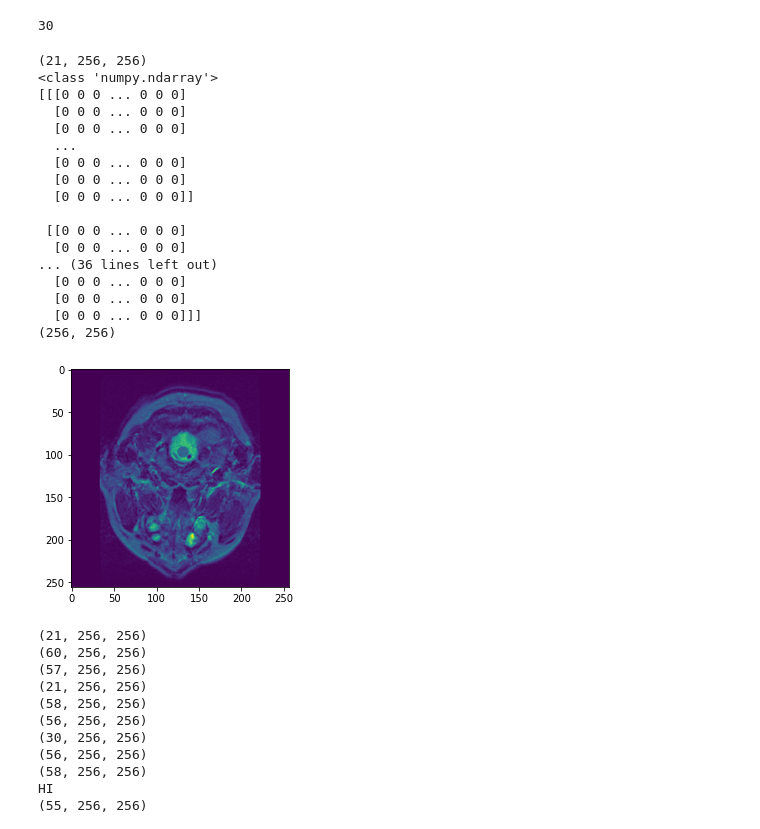
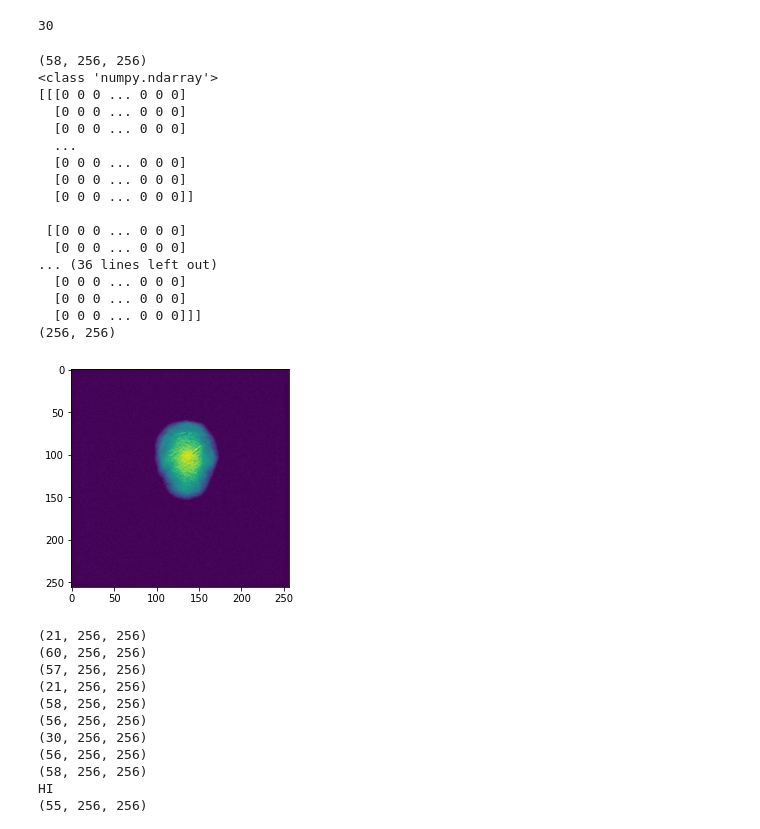
Before and after one commit to shizacharania/Brain-Tumour-Grading, a Jupyter notebook: TumourGrading.ipynb, the cells around one changed output. Cells and saved outputs as stored; diff of their text form; code cells hidden in the pictures.

Commit message:
sliced it another method because the previous one was based on assumptions

```diff
--- a/TumourGrading.ipynb
+++ b/TumourGrading.ipynb
@@ -113,37 +113,37 @@ print(len(img_nparrays))
 # 1. i will look at a stack of 2d arrays (that form a 3d image) and visualize the slices for that
 import matplotlib.pyplot as plt
 import numpy as np
 
-testing_img = img_nparrays[0]
+testing_img = img_nparrays[4]
 print(testing_img.shape)
 print(type(testing_img))
 
 print(testing_img[:, :, :])
 
-brain_slice = testing_img[1, :, :] # first coordinate goes through slices from top to bottom - last 2 are basically the X and Y (|__)
+brain_slice = testing_img[50, :, :] # first coordinate goes through slices from top to bottom - last 2 are basically the X and Y (|__)
 plt.imshow(brain_slice)
 print(testing_img[2, :, :].shape)
 
 plt.show()
 # %% [output]
-(21, 256, 256)
+(58, 256, 256)
 <class 'numpy.ndarray'>
 [[[0 0 0 ... 0 0 0]
   [0 0 0 ... 0 0 0]
   [0 0 0 ... 0 0 0]
   ...
   [0 0 0 ... 0 0 0]
   [0 0 0 ... 0 0 0]
   [0 0 0 ... 0 0 0]]
 
  [[0 0 0 ... 0 0 0]
   [0 0 0 ... 0 0 0]
 ... (36 lines left out)
   [0 0 0 ... 0 0 0]
   [0 0 0 ... 0 0 0]
   [0 0 0 ... 0 0 0]]]
 (256, 256)
-[figure, old version]
+[figure, new version]
 # %%
 count = 0
 min_slices = img_nparrays[0].shape[0]  # ig you would have to find the fewest amount of slices and then segment it that way
```
Also changed, not shown: parts of 3 cells of this notebook.
